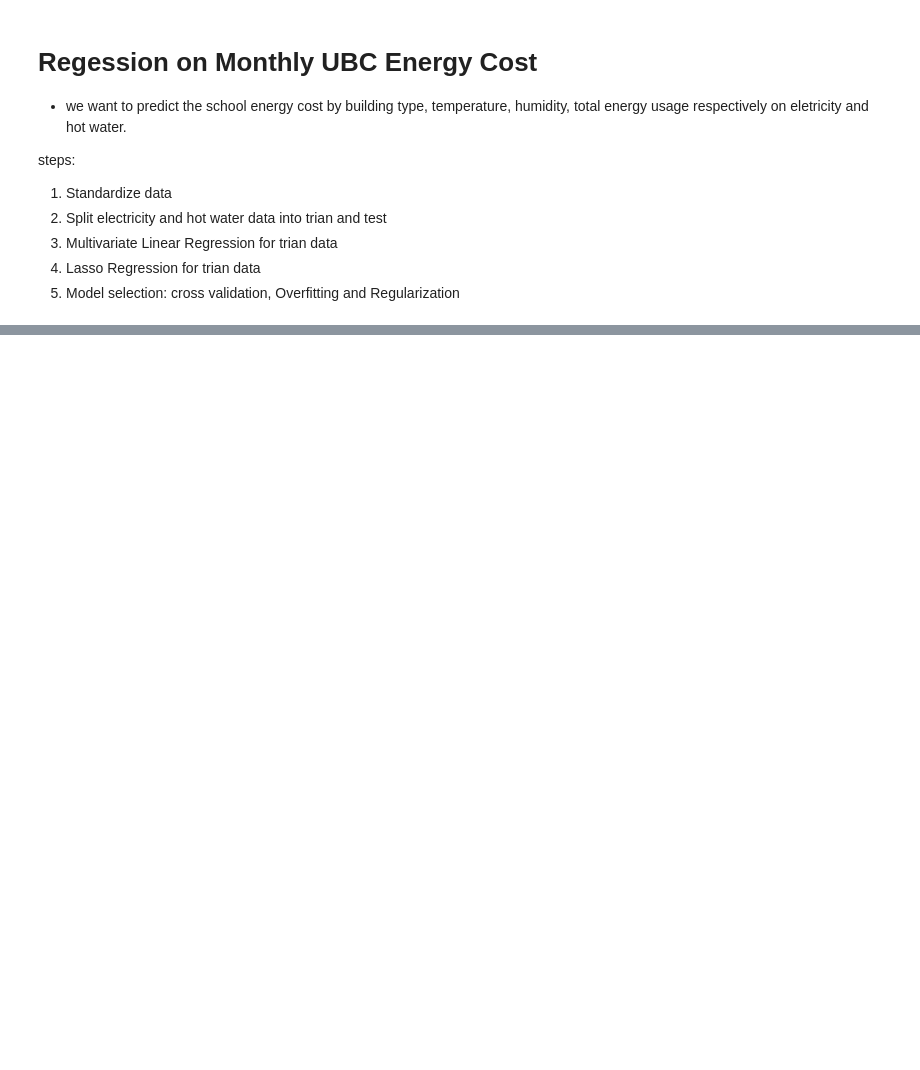
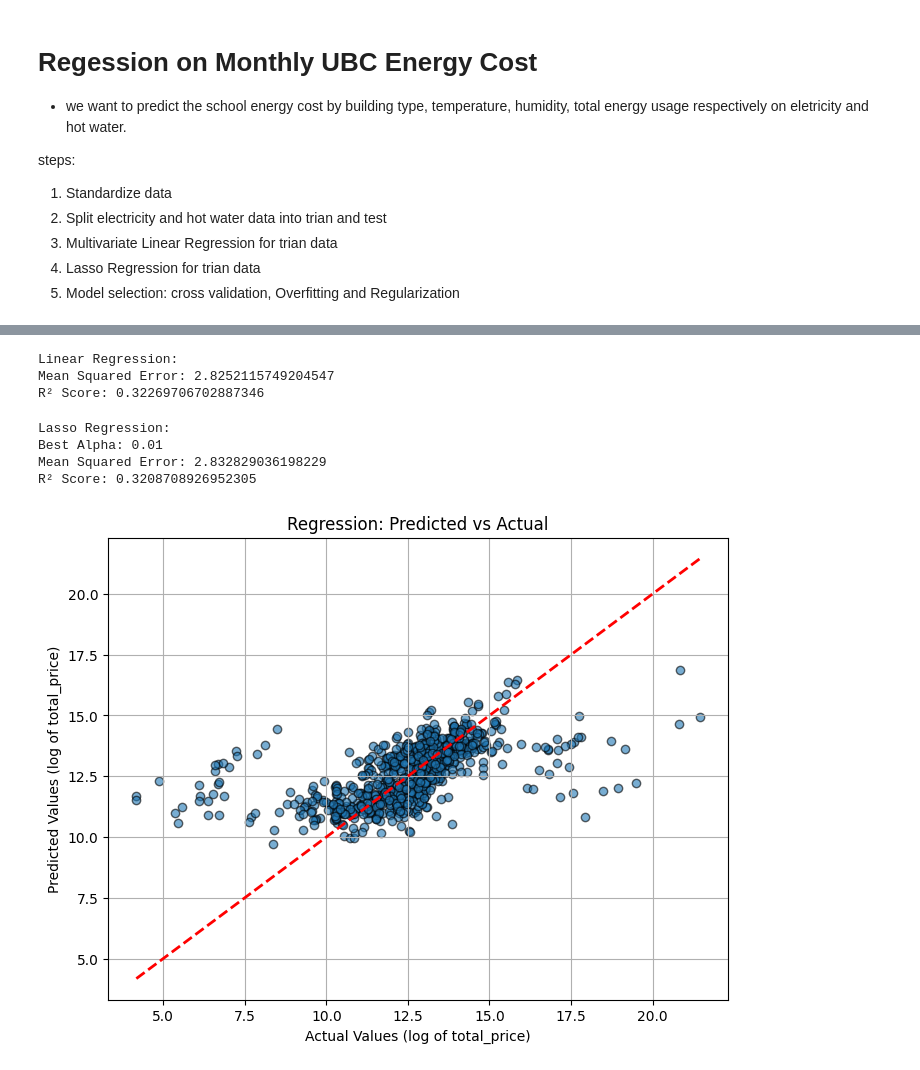
Before and after one commit to Speculatorrr/ECON323-Building-Energy-Analysis, a Jupyter notebook: Final_Project_new.ipynb, the cells around one changed output, grey strips where cells are left out. Saved outputs shown, nothing was run; the diff lists cells and outputs as text; code cells hidden in the pictures; blank space fills up the shorter version.

```diff
--- a/Final_Project_new.ipynb
+++ b/Final_Project_new.ipynb
@@ -432,3 +452,24 @@ steps:
 1. Multivariate Linear Regression for trian data
 1. Lasso Regression for trian data
 1. Model selection: cross validation, Overfitting and Regularization
+# %%
+short_EEU = long_EEU[long_EEU["total_price"] > 0]
+x1 = short_EEU.drop(["shortName","month", "energy_per_area", "unit_price","total_price"], axis=1).copy()
+y1 = np.log(short_EEU["total_price"])
+# %%
+from sklearn.model_selection import train_test_split
+from sklearn.preprocessing import OneHotEncoder
+from sklearn.preprocessing import StandardScaler
+from sklearn.model_selection import train_test_split
+# One-hot encode the 'Type' column
+x1_encoded = pd.get_dummies(x1, columns=["Type"], drop_first=True)
+
+# Split the data into training and test sets
+X_train, X_test, y_train, y_test = train_test_split(x1_encoded, y1, test_size=0.2, random_state=42)
+
+# Step 4: Standardize the numerical features
+scaler = StandardScaler()
+numerical_columns = x1.select_dtypes(include=['float64']).columns  # Automatically selects numeric columns
+x1[numerical_columns] = scaler.fit_transform(x1[numerical_columns])
+
+x1.head()
@@ -434,0 +495,51 @@ steps:
+# %%
+from sklearn.linear_model import LinearRegression
+from sklearn.metrics import mean_squared_error, r2_score
+
+# Initialize and fit the model
+lin_reg = LinearRegression()
+lin_reg.fit(X_train, y_train)
+
+# Predict on the test set
+y_pred_lin = lin_reg.predict(X_test)
+
+# Evaluate the model
+print("Linear Regression:")
+print("Mean Squared Error:", mean_squared_error(y_test, y_pred_lin))
+print("R² Score:", r2_score(y_test, y_pred_lin))
+# %% [output]
+Linear Regression:
+Mean Squared Error: 2.8252115749204547
+R² Score: 0.32269706702887346
+# %%
+from sklearn.linear_model import Lasso
+from sklearn.model_selection import GridSearchCV
+
+lasso = Lasso()
+alpha_values = {'alpha': [0.01, 0.1, 1, 10, 100]}  # Try different alpha values
+lasso_grid = GridSearchCV(lasso, alpha_values, cv=5, scoring='r2')
+lasso_grid.fit(X_train, y_train)
+
+best_lasso = lasso_grid.best_estimator_
+
+y_pred_lasso = best_lasso.predict(X_test)
+print("\nLasso Regression:")
+print("Best Alpha:", lasso_grid.best_params_['alpha'])
+print("Mean Squared Error:", mean_squared_error(y_test, y_pred_lasso))
+print("R² Score:", r2_score(y_test, y_pred_lasso))
+# %% [output]
+Lasso Regression:
+Best Alpha: 0.01
+Mean Squared Error: 2.832829036198229
+R² Score: 0.3208708926952305
+# %%
+plt.figure(figsize=(8, 6))
+plt.scatter(y_test, y_pred_lin, alpha=0.6, edgecolor="k")
+plt.plot([min(y_test), max(y_test)], [min(y_test), max(y_test)], color="red", linestyle="--", linewidth=2)
+plt.title("Regression: Predicted vs Actual")
+plt.xlabel("Actual Values (log of total_price)")
+plt.ylabel("Predicted Values (log of total_price)")
+plt.grid(True)
+plt.show()
+# %% [output]
+[figure, added]
```
Also changed, not shown: parts of 10 cells of this notebook.
